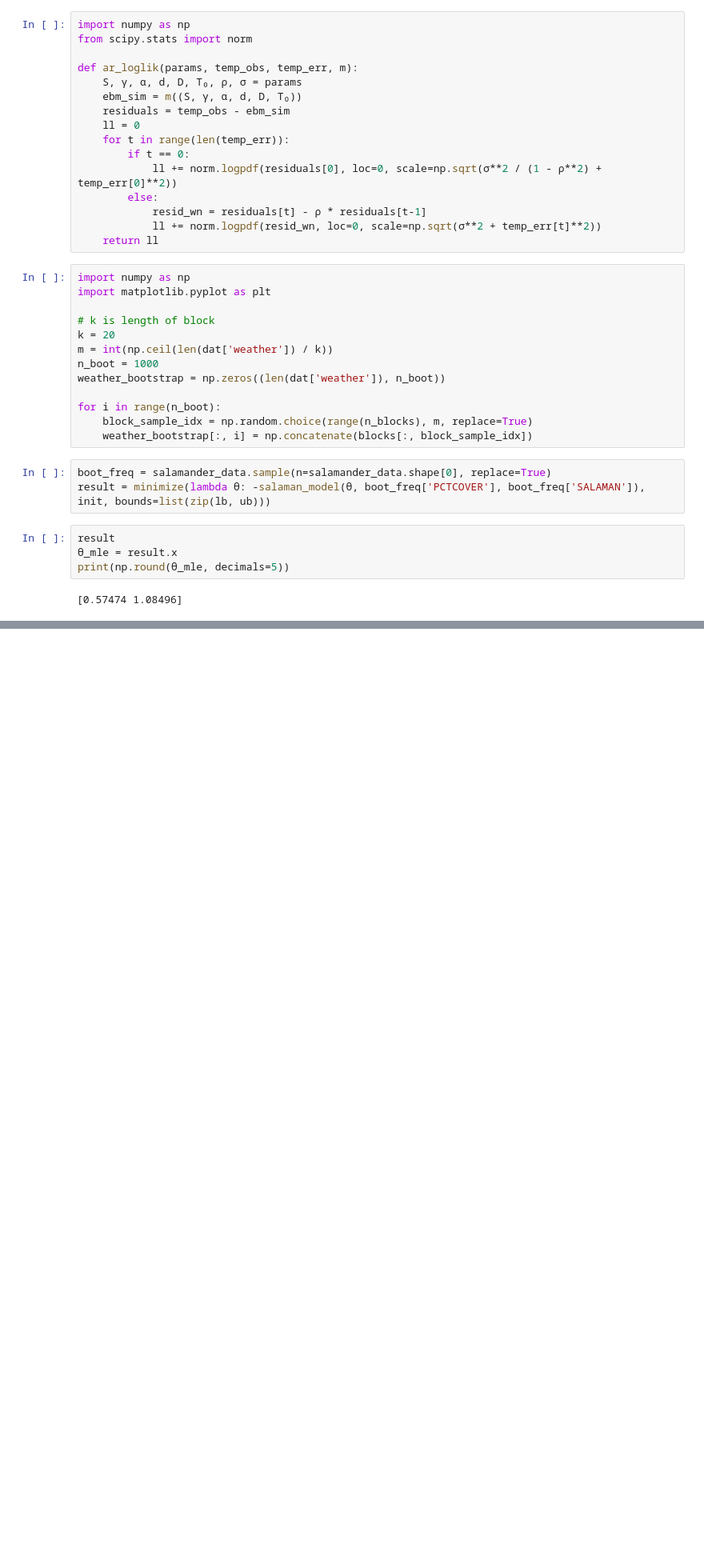
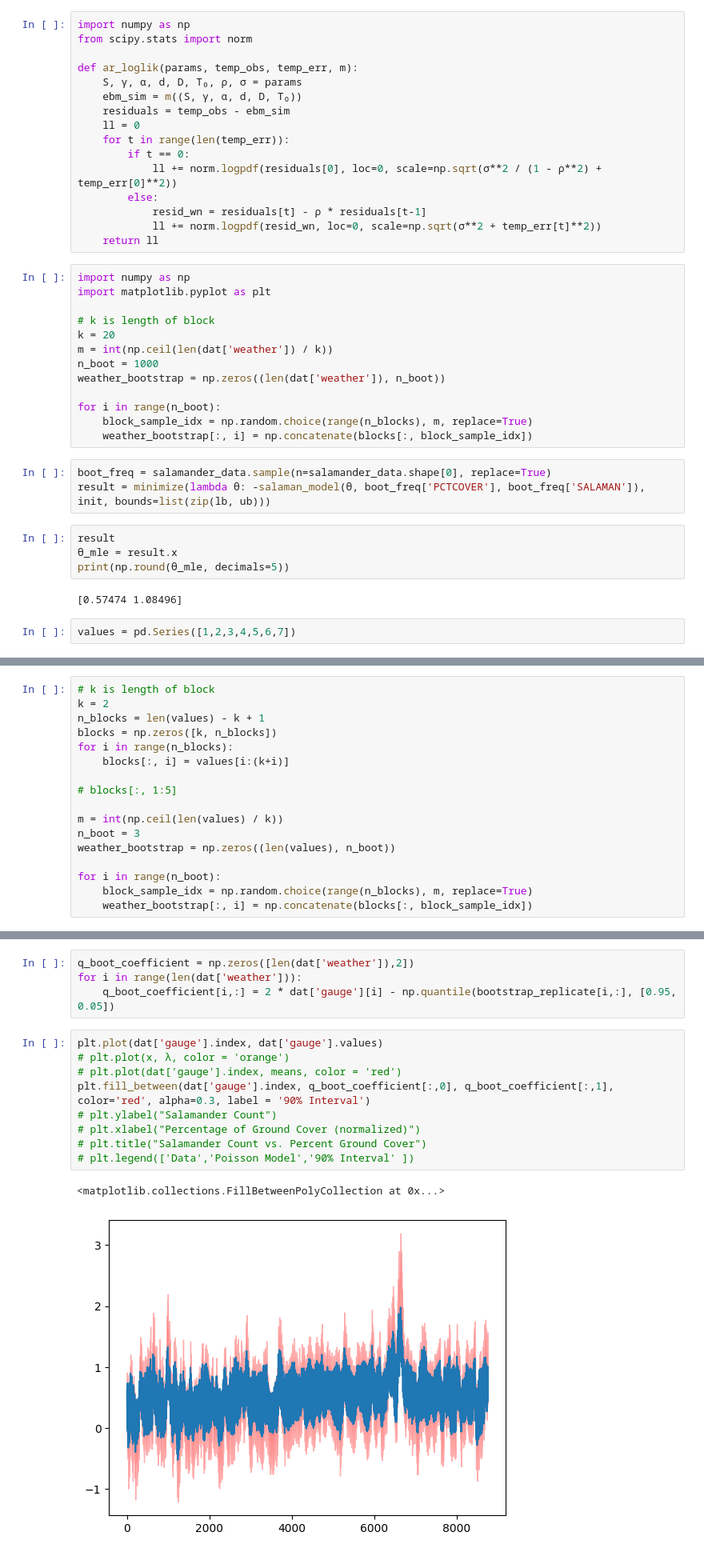
Before and after one commit to BEE4850-SP25/hw04-FenyaB, a Jupyter notebook: HW4 scraps.ipynb, the cells around one changed output, grey strips where cells are left out. Shown: that part at 80% size. Saved outputs shown, nothing was run; the diff lists cells and outputs as text; blank space fills up the shorter version.

```diff
--- a/HW4 scraps.ipynb
+++ b/HW4 scraps.ipynb
@@ -42,3 +42,5 @@ result
 print(np.round(θ_mle, decimals=5))
 # %% [output]
 [0.57474 1.08496]
+# %%
+values = pd.Series([1,2,3,4,5,6,7])
@@ -44,0 +59,17 @@ print(np.round(θ_mle, decimals=5))
+# %%
+# k is length of block
+k = 2
+n_blocks = len(values) - k + 1
+blocks = np.zeros([k, n_blocks])
+for i in range(n_blocks):
+    blocks[:, i] = values[i:(k+i)]
+
+# blocks[:, 1:5]
+
+m = int(np.ceil(len(values) / k))
+n_boot = 3
+weather_bootstrap = np.zeros((len(values), n_boot))
+
+for i in range(n_boot):
+    block_sample_idx = np.random.choice(range(n_blocks), m, replace=True)
+    weather_bootstrap[:, i] = np.concatenate(blocks[:, block_sample_idx])
@@ -44,0 +240,16 @@ print(np.round(θ_mle, decimals=5))
+# %%
+q_boot_coefficient = np.zeros([len(dat['weather']),2])
+for i in range(len(dat['weather'])):
+    q_boot_coefficient[i,:] = 2 * dat['gauge'][i] - np.quantile(bootstrap_replicate[i,:], [0.95, 0.05])
+# %%
+plt.plot(dat['gauge'].index, dat['gauge'].values)
+# plt.plot(x, λ, color = 'orange')
+# plt.plot(dat['gauge'].index, means, color = 'red')
+plt.fill_between(dat['gauge'].index, q_boot_coefficient[:,0], q_boot_coefficient[:,1], color='red', alpha=0.3, label = '90% Interval')
+# plt.ylabel("Salamander Count")
+# plt.xlabel("Percentage of Ground Cover (normalized)")
+# plt.title("Salamander Count vs. Percent Ground Cover")
+# plt.legend(['Data','Poisson Model','90% Interval' ])
+# %% [output]
+<matplotlib.collections.FillBetweenPolyCollection at 0x...>
+[figure, added]
```
Also changed, not shown: parts of 41 cells of this notebook, 46 other files.
